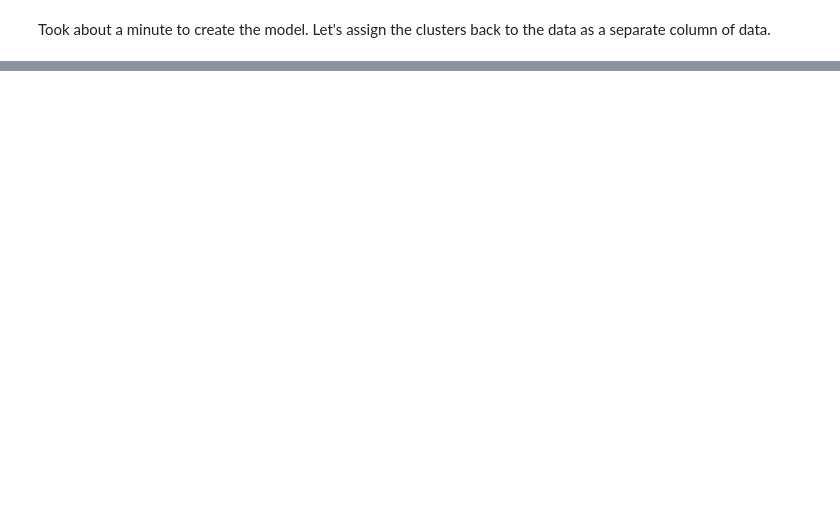
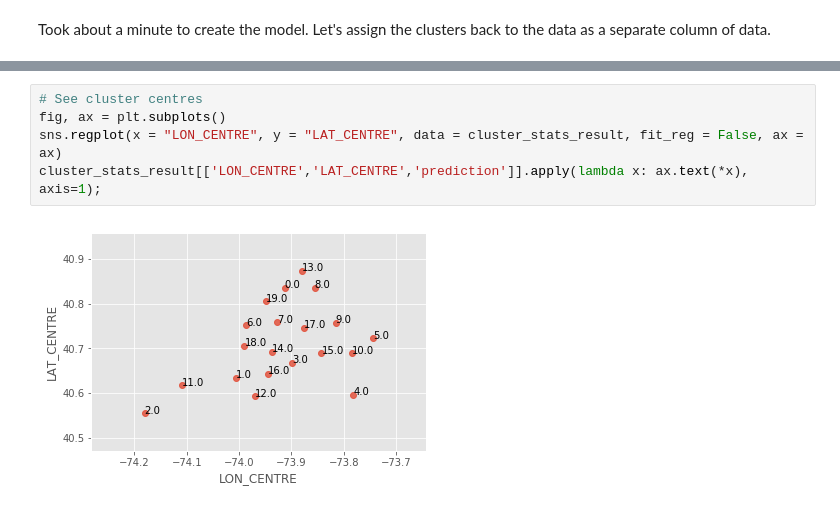
Before and after one commit to strikingmoose/nypd_complaints, a Jupyter notebook: notebook/16 - Clustering To Explore Neighbourhoods.ipynb, the cells around one changed output, grey strips where cells are left out. Cells and saved outputs as stored; diff of their text form; blank space fills up the shorter version.

```diff
--- a/notebook/16 - Clustering To Explore Neighbourhoods.ipynb
+++ b/notebook/16 - Clustering To Explore Neighbourhoods.ipynb
@@ -246,0 +261,7 @@ ax.scatter(centers['LON'], centers['LAT'])
+# %%
+# See cluster centres
+fig, ax = plt.subplots()
+sns.regplot(x = "LON_CENTRE", y = "LAT_CENTRE", data = cluster_stats_result, fit_reg = False, ax = ax)
+cluster_stats_result[['LON_CENTRE','LAT_CENTRE','prediction']].apply(lambda x: ax.text(*x), axis=1);
+# %% [output]
+[figure, added]
```
Also changed, not shown: parts of 18 cells of this notebook, 1 other file.
